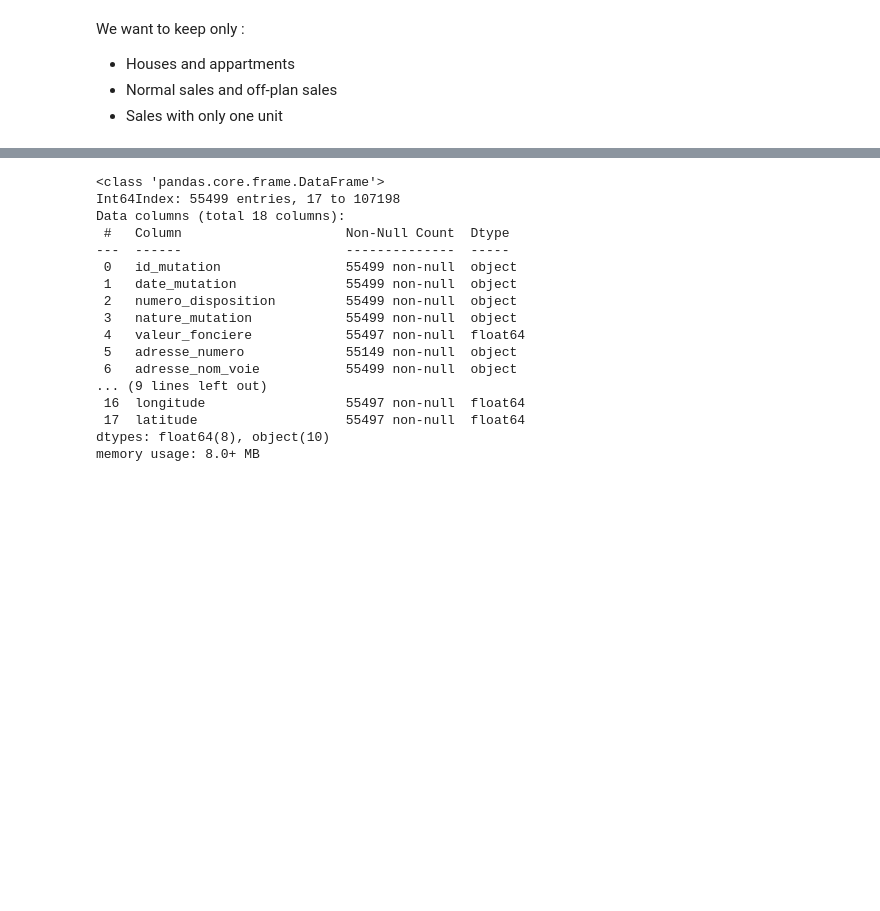
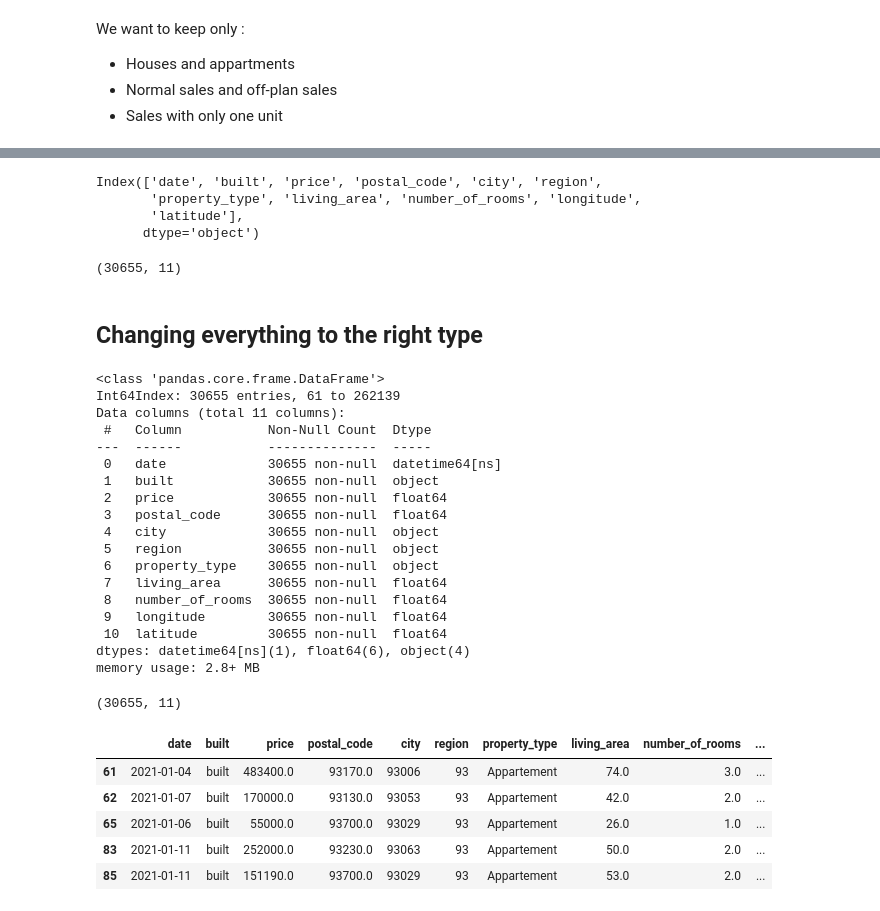
Before and after one commit to qadnguyen/realdata, a Jupyter notebook: notebooks/notebook_anouchka.ipynb, the cells around one changed output, grey strips where cells are left out. Saved outputs shown, nothing was run; the diff lists cells and outputs as text; code cells hidden in the pictures; blank space fills up the shorter version.

```diff
--- a/notebooks/notebook_anouchka.ipynb
+++ b/notebooks/notebook_anouchka.ipynb
@@ -215,24 +282,59 @@ KeyError: ['valeur_fonciere', 'surface_reelle_bati']
+# %%
+df_useful.columns
+# %% [output]
+Index(['date', 'built', 'price', 'postal_code', 'city', 'region',
+       'property_type', 'living_area', 'number_of_rooms', 'longitude',
+       'latitude'],
+      dtype='object')
+# %%
+## checking for NaN values
+df_useful.isna().sum()
+df_useful = df_useful.dropna()
+df_useful.shape
+df_useful = df_useful.drop_duplicates()
+df_useful.shape
+# %% [output]
+(30655, 11)
+# %% [markdown]
+## Changing everything to the right type
 # %%
-### Formating data ####
-df_dvf[['valeur_fonciere', 'surface_reelle_bati', 'nombre_pieces_principales', 'surface_terrain', 'longitude', 'latitude', 'code_postal', 'nombre_lots']] = df_dvf[['valeur_fonciere', 'surface_reelle_bati', 'nombre_pieces_principales', 'surface_terrain', 'longitude', 'latitude', 'code_postal', 'nombre_lots']].apply(lambda x: pd.to_numeric(x, errors='coerce').astype('float64'))
+col_float = ['price', 'longitude', 'latitude', 'postal_code', 'living_area', 'number_of_rooms']
+col_string = ['built','city', 'region','property_type']
+col_date = ['date']
+### Formating data types ####
+df_useful[col_float] = df_useful[col_float].apply(lambda x: pd.to_numeric(x, errors='coerce').astype('float64'))
+df_useful[col_date]= df_useful[col_date].apply(lambda x: pd.to_datetime(x, errors='coerce'))
 
-
-df_dvf.info()
+df_useful.info()
 # %% [output]
 <class 'pandas.core.frame.DataFrame'>
-Int64Index: 55499 entries, 17 to 107198
-Data columns (total 18 columns):
- #   Column                     Non-Null Count  Dtype
----  ------                     --------------  -----
- 0   id_mutation                55499 non-null  object
- 1   date_mutation              55499 non-null  object
- 2   numero_disposition         55499 non-null  object
- 3   nature_mutation            55499 non-null  object
- 4   valeur_fonciere            55497 non-null  float64
- 5   adresse_numero             55149 non-null  object
- 6   adresse_nom_voie           55499 non-null  object
-... (9 lines left out)
- 16  longitude                  55497 non-null  float64
- 17  latitude                   55497 non-null  float64
-dtypes: float64(8), object(10)
-memory usage: 8.0+ MB
+Int64Index: 30655 entries, 61 to 262139
+Data columns (total 11 columns):
+ #   Column           Non-Null Count  Dtype
+---  ------           --------------  -----
+ 0   date             30655 non-null  datetime64[ns]
+ 1   built            30655 non-null  object
+ 2   price            30655 non-null  float64
+ 3   postal_code      30655 non-null  float64
+ 4   city             30655 non-null  object
+ 5   region           30655 non-null  object
+ 6   property_type    30655 non-null  object
+ 7   living_area      30655 non-null  float64
+ 8   number_of_rooms  30655 non-null  float64
+ 9   longitude        30655 non-null  float64
+ 10  latitude         30655 non-null  float64
+dtypes: datetime64[ns](1), float64(6), object(4)
+memory usage: 2.8+ MB
+# %%
+df_useful.shape
+# %% [output]
+(30655, 11)
+# %%
+df_useful.head()
+# %% [output]
+|  | date | built | price | postal_code | city | region | property_type | living_area | number_of_rooms | ... |
+| 61 | 2021-01-04 | built | 483400.0 | 93170.0 | 93006 | 93 | Appartement | 74.0 | 3.0 | ... |
+| 62 | 2021-01-07 | built | 170000.0 | 93130.0 | 93053 | 93 | Appartement | 42.0 | 2.0 | ... |
+| 65 | 2021-01-06 | built | 55000.0 | 93700.0 | 93029 | 93 | Appartement | 26.0 | 1.0 | ... |
+| 83 | 2021-01-11 | built | 252000.0 | 93230.0 | 93063 | 93 | Appartement | 50.0 | 2.0 | ... |
+| 85 | 2021-01-11 | built | 151190.0 | 93700.0 | 93029 | 93 | Appartement | 53.0 | 2.0 | ... |
```
Also changed, not shown: parts of 32 cells of this notebook, 1 other file.
